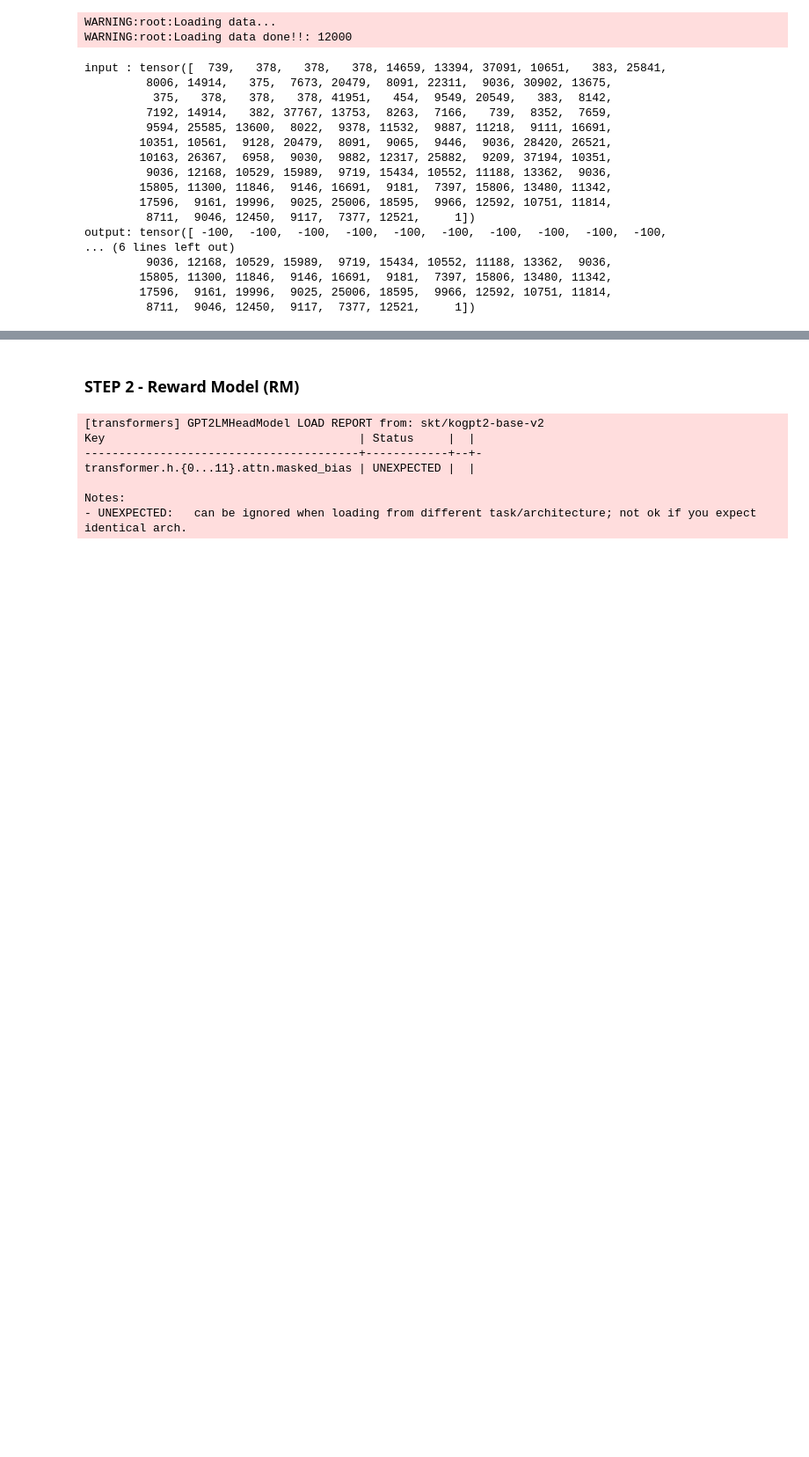
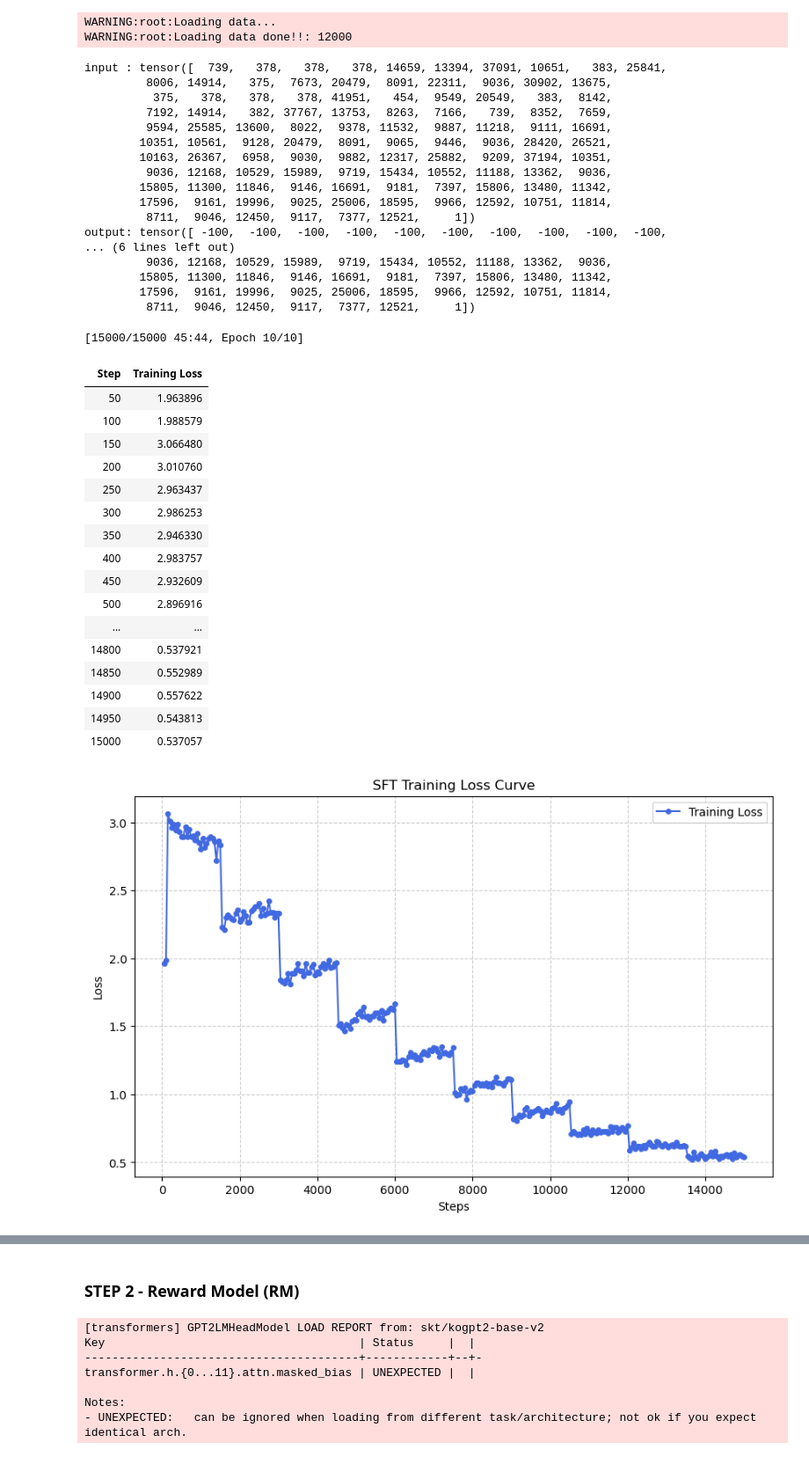
Before and after one commit to Jsuyeon/AIFFEL_quest_fork_exp08, a Jupyter notebook: GoingDeeper/Quest_08/quest_08.ipynb, the cells around one changed output, grey strips where cells are left out. Shown at 88% size. Drawn from its saved outputs; the diff is of its cells as text; code cells hidden in the pictures; blank space fills up the shorter version.

```diff
--- a/GoingDeeper/Quest_08/quest_08.ipynb
+++ b/GoingDeeper/Quest_08/quest_08.ipynb
@@ -435,7 +441,7 @@ import matplotlib.pyplot as plt
 # 1. 훈련 인자 설정 (logging_steps 추가)
 training_args = transformers.TrainingArguments(
     output_dir="test",
-    num_train_epochs=1,
+    num_train_epochs=10,
     per_device_train_batch_size=8,
     per_device_eval_batch_size=8,
     warmup_steps=5,
@@ -450,33 +456,53 @@ trainer = transformers.Trainer(
     args=training_args,
     data_collator=data_collator,
     train_dataset=train_dataset
 )
 
 # 3. 훈련 시작
 trainer.train()
 
 # 4. 모델 저장
 model.save_pretrained('models/output_1_SFT')
 
 # 5. trainer.state.log_history에서 Loss 기록 추출
 loss_history = []
 steps = []
 
 for log in trainer.state.log_history:
     # log_history 리스트 안의 딕셔너리 중 'loss' 키가 있는 것만 추출
     if 'loss' in log:
         loss_history.append(log['loss'])
         steps.append(log['step'])
 
 # 6. Loss 그래프 그리기
 plt.figure(figsize=(10, 6))
 plt.plot(steps, loss_history, label='Training Loss', color='royalblue', marker='o', markersize=4)
 plt.title('SFT Training Loss Curve')
 plt.xlabel('Steps')
 plt.ylabel('Loss')
 plt.legend()
 plt.grid(True, linestyle='--', alpha=0.6)
 plt.show()
+# %% [output]
+[15000/15000 45:44, Epoch 10/10]
+| Step | Training Loss |
+| 50 | 1.963896 |
+| 100 | 1.988579 |
+| 150 | 3.066480 |
+| 200 | 3.010760 |
+| 250 | 2.963437 |
+| 300 | 2.986253 |
+| 350 | 2.946330 |
+| 400 | 2.983757 |
+| 450 | 2.932609 |
+| 500 | 2.896916 |
+| ... | ... |
+| 14800 | 0.537921 |
+| 14850 | 0.552989 |
+| 14900 | 0.557622 |
+| 14950 | 0.543813 |
+| 15000 | 0.537057 |
+[figure, added]
 # %%
 generator = transformers.pipeline('text-generation', model='models/output_1_SFT', tokenizer=tokenizer)
 
```
Also changed, not shown: parts of 22 cells of this notebook.
